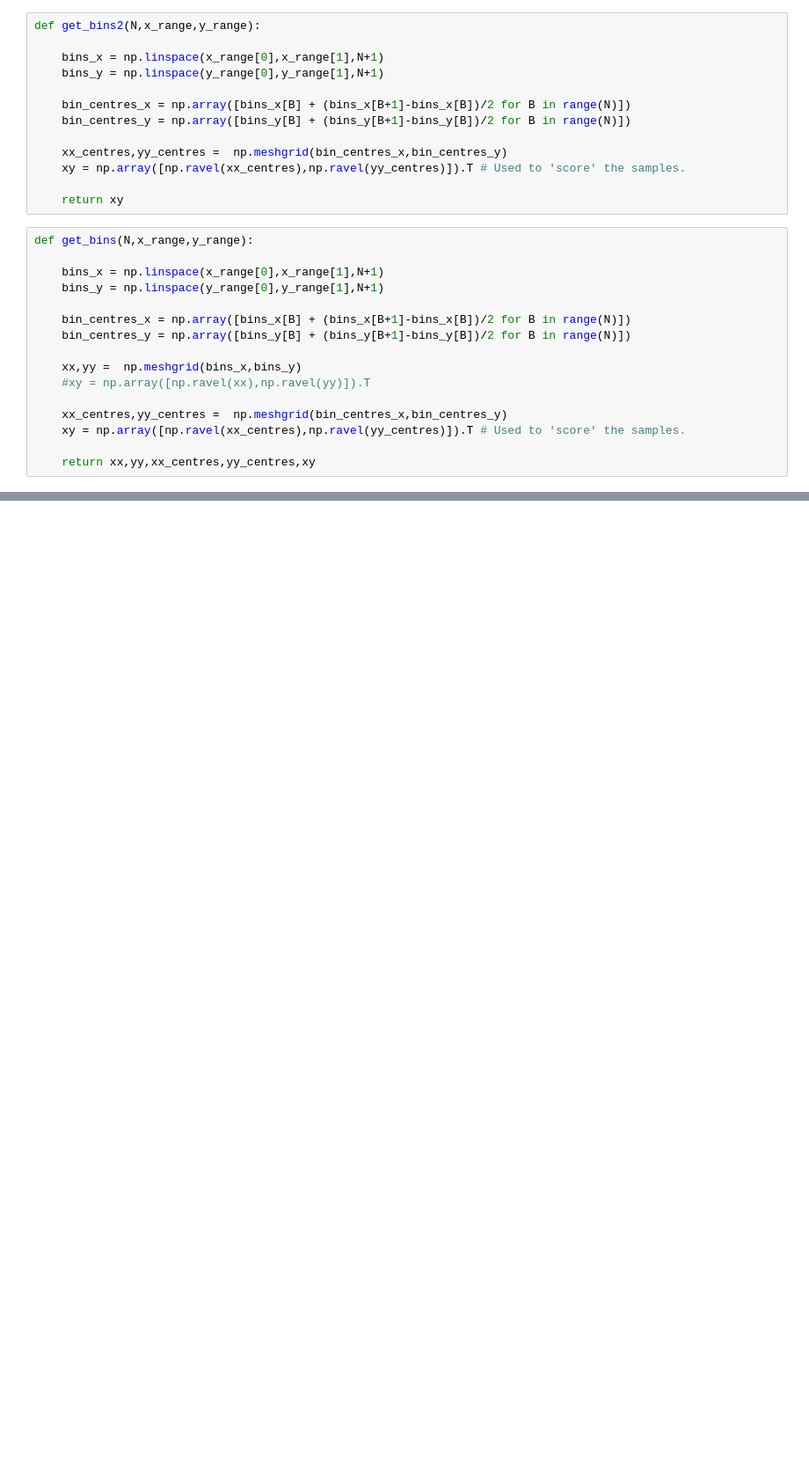
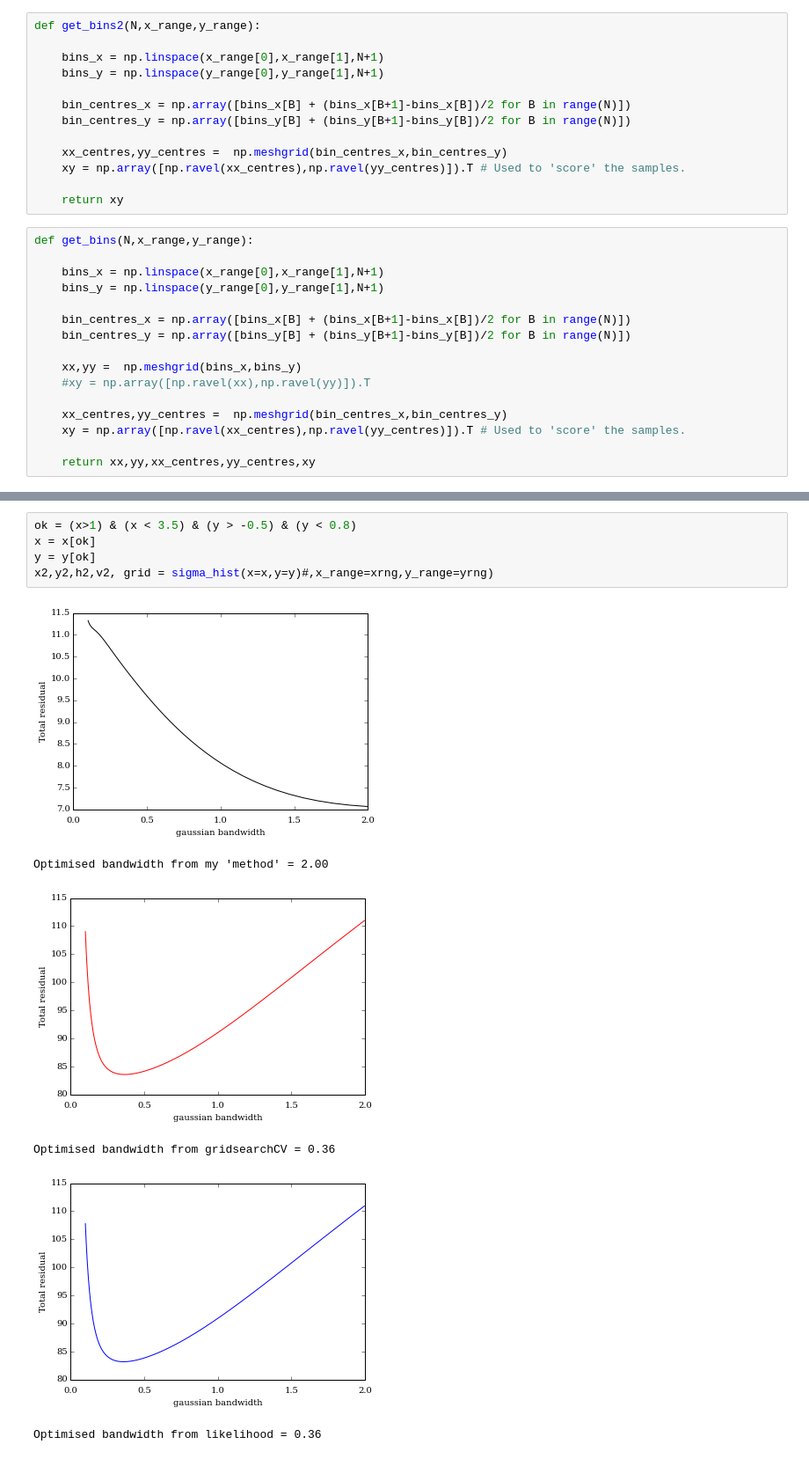
Before and after one commit to bamford/Debiasing-testing, a Jupyter notebook: Plotting_code_notebooks/2d_KDEs_v2.ipynb, the cells around one changed output, grey strips where cells are left out. Shown at 88% size. Drawn from its saved outputs; the diff is of its cells as text; blank space fills up the shorter version.

```diff
--- a/Plotting_code_notebooks/2d_KDEs_v2.ipynb
+++ b/Plotting_code_notebooks/2d_KDEs_v2.ipynb
@@ -265,0 +324,12 @@ Optimised bandwidth from gridsearchCV = 1.08
+# %%
+ok = (x>1) & (x < 3.5) & (y > -0.5) & (y < 0.8)
+x = x[ok]
+y = y[ok]
+x2,y2,h2,v2, grid = sigma_hist(x=x,y=y)#,x_range=xrng,y_range=yrng)
+# %% [output]
+[figure, added]
+Optimised bandwidth from my 'method' = 2.00
+[figure, added]
+Optimised bandwidth from gridsearchCV = 0.36
+[figure, added]
+Optimised bandwidth from likelihood = 0.36
```
Also changed, not shown: parts of 13 cells of this notebook.
